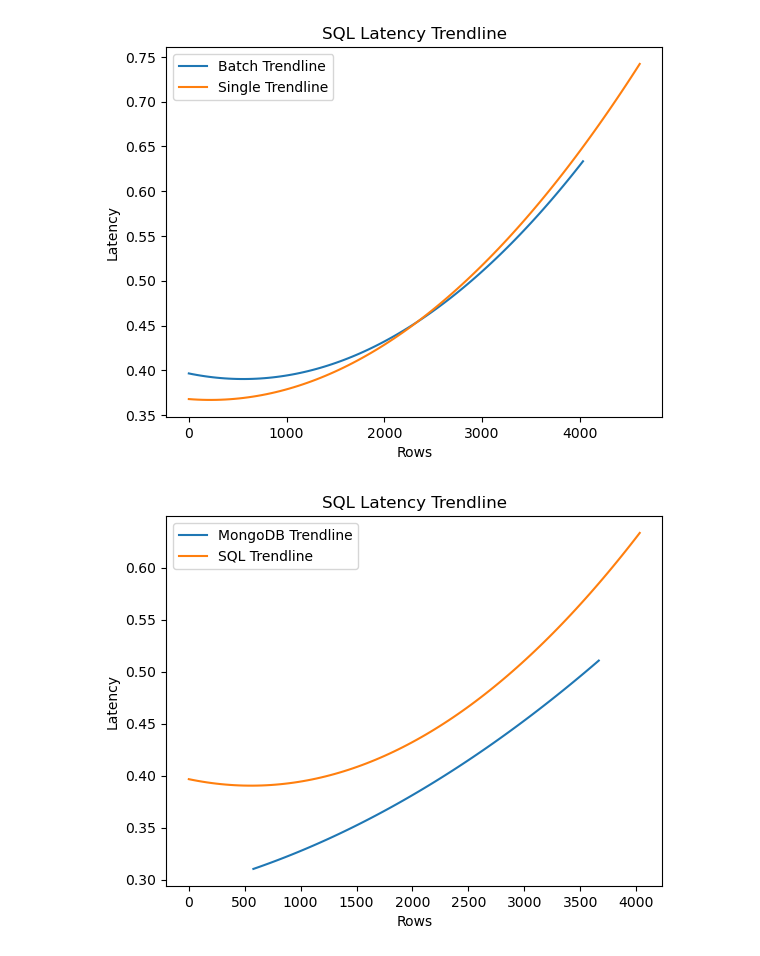
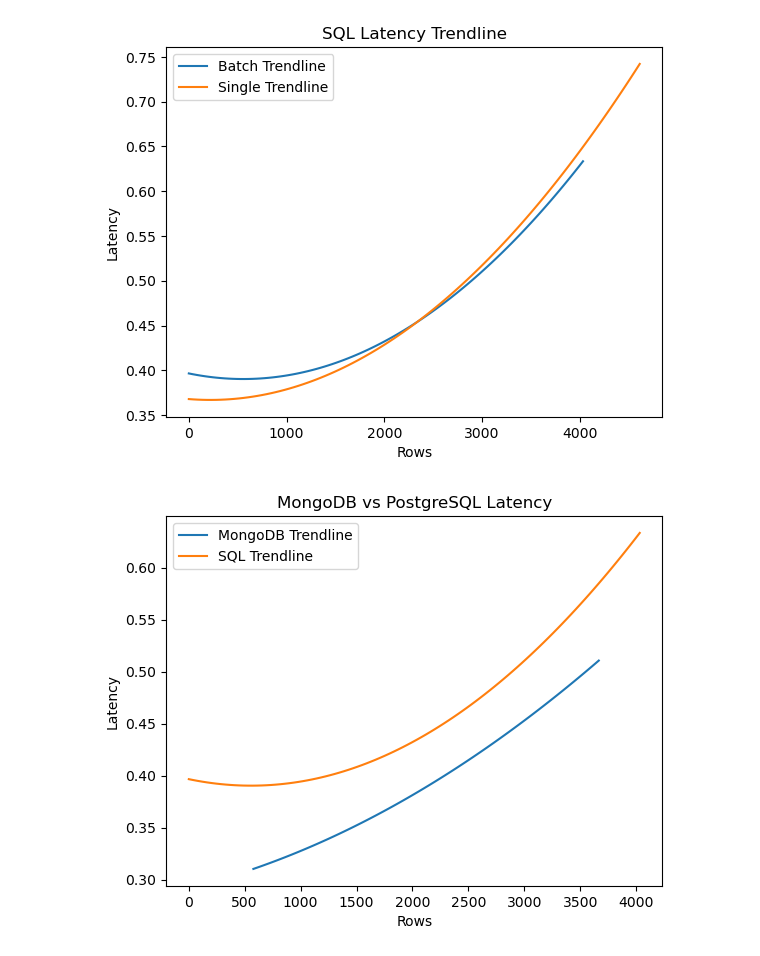
Before and after one commit to Nathanjarvis1/CIS731FinalProject, a Jupyter notebook: graphing.ipynb, the cells around one changed output. Saved outputs shown, nothing was run; the diff lists cells and outputs as text; code cells hidden in the pictures.

```diff
--- a/graphing.ipynb
+++ b/graphing.ipynb
@@ -149,27 +146,28 @@ sql_single_vs_batch()
 # %%
 
 def mongo_vs_sql_batch():
     # Load the JSON data
     df_sql = get_flattened_data('data/sql/latencies_batch_w_sql.json')
     df_mongo = get_flattened_data('data/mongo/latencies_batch_w_mongo.json')
 
     # Fit a polynomial trendline
     mongo_poly = np.poly1d(np.polyfit(df_mongo['rows'], df_mongo['latency'], 2))
     sql_poly = np.poly1d(np.polyfit(df_sql['rows'], df_sql['latency'], 2))
 
     # Generate x values for the trendline
     x_batch = np.linspace(df_mongo['rows'].min(), df_mongo['rows'].max(), 100)
     x_single = np.linspace(df_sql['rows'].min(), df_sql['rows'].max(), 100)
 
     # Plot the trendline
     plt.plot(x_batch, mongo_poly(x_batch), label='MongoDB Trendline')
     plt.plot(x_single, sql_poly(x_single), label='SQL Trendline')
     plt.xlabel('Rows')
     plt.ylabel('Latency')
-    plt.title('SQL Latency Trendline')
+    plt.title('MongoDB vs PostgreSQL Latency')
+
     plt.legend()
     plt.show()
 
 mongo_vs_sql_batch()
 # %% [output]
-[figure, old version]
+[figure, new version]
```
Also changed, not shown: parts of 6 cells of this notebook, 1 other file.
